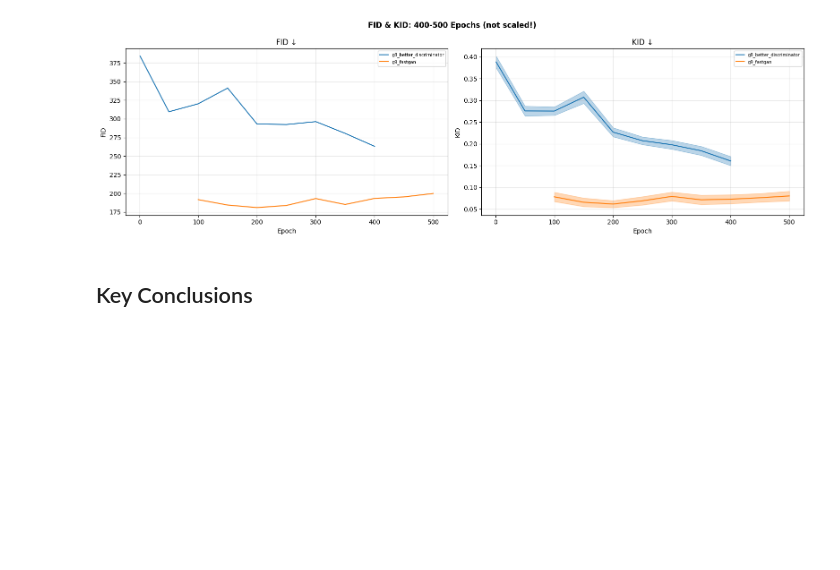
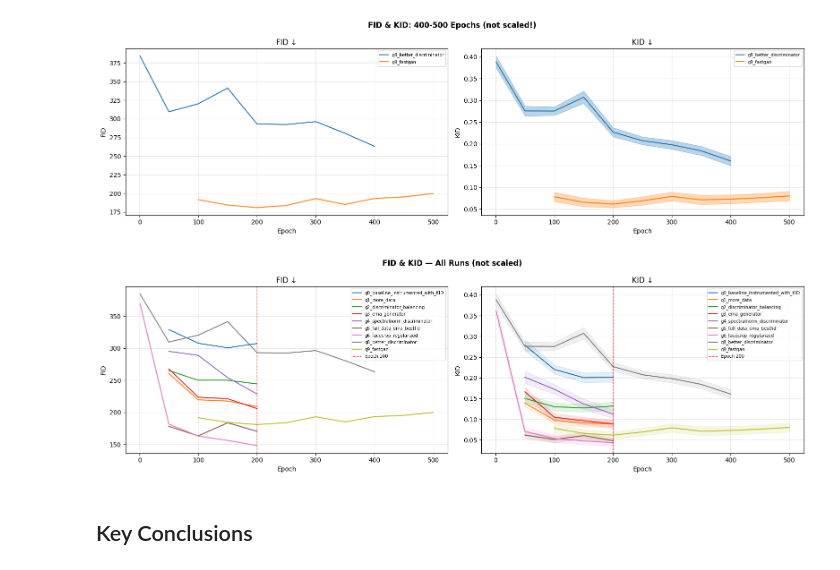
Before and after one commit to rafael-andre1/DeepFake-Image-Generation-And-Detection, a Jupyter notebook: modelComparison.ipynb, the cells around one changed output. Drawn from its saved outputs; the diff is of its cells as text; code cells hidden in the pictures; blank space fills up the shorter version.

Commit message:
Global Plot

```diff
--- a/modelComparison.ipynb
+++ b/modelComparison.ipynb
@@ -331,6 +331,33 @@ for group, subtitle in zip(groups, subtitles):
 # %% [output]
 [figure]
 [figure]
+# %%
+fig, (ax_fid, ax_kid) = plt.subplots(1, 2, figsize=(16, 5))
+fig.suptitle("FID & KID — All Runs (not scaled)", fontsize=12, fontweight="bold")
+
+for (key, (df_metrics, df_train)), color in zip(all_items, colors):
+    df_ema = df_metrics[df_metrics["evaluated_model"] == "ema"] if "evaluated_model" in df_metrics.columns else df_metrics
+
+    ax_fid.plot(df_ema["epoch"], df_ema["fid"], label=full_name[key], color=color)
+    ax_kid.plot(df_ema["epoch"], df_ema["kid_mean"], label=full_name[key], color=color)
+    ax_kid.fill_between(
+        df_ema["epoch"],
+        df_ema["kid_mean"] - df_ema["kid_std"],
+        df_ema["kid_mean"] + df_ema["kid_std"],
+        alpha=0.12, color=color
+    )
+
+for ax in (ax_fid, ax_kid):
+    ax.axvline(200, linestyle="--", color="red", linewidth=1.0, alpha=0.7, label="Epoch 200")
+
+ax_fid.set_title("FID ↓"); ax_fid.set_xlabel("Epoch"); ax_fid.set_ylabel("FID")
+ax_fid.legend(fontsize=7); ax_fid.grid(True, alpha=0.3)
+ax_kid.set_title("KID ↓"); ax_kid.set_xlabel("Epoch"); ax_kid.set_ylabel("KID")
+ax_kid.legend(fontsize=7); ax_kid.grid(True, alpha=0.3)
+
+plt.tight_layout(); plt.show()
+# %% [output]
+[figure, added]
 # %% [markdown]
 ## Key Conclusions
 # %% [markdown]
```
Also changed, not shown: 1 other file.
